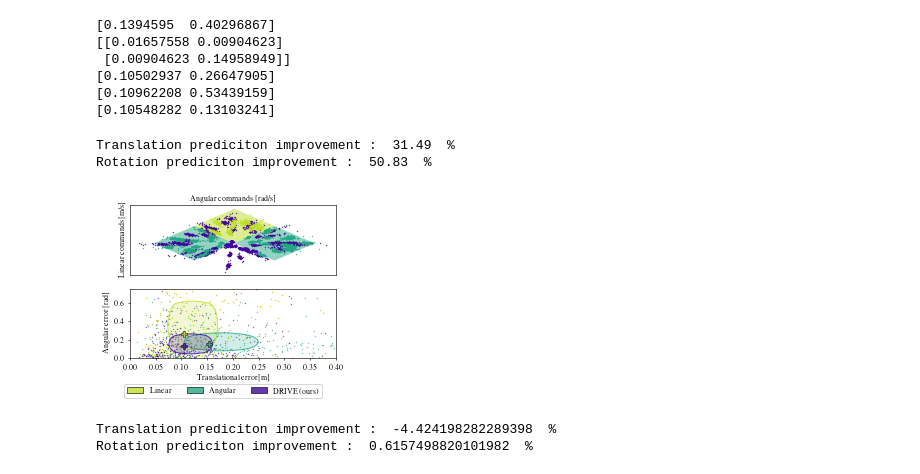
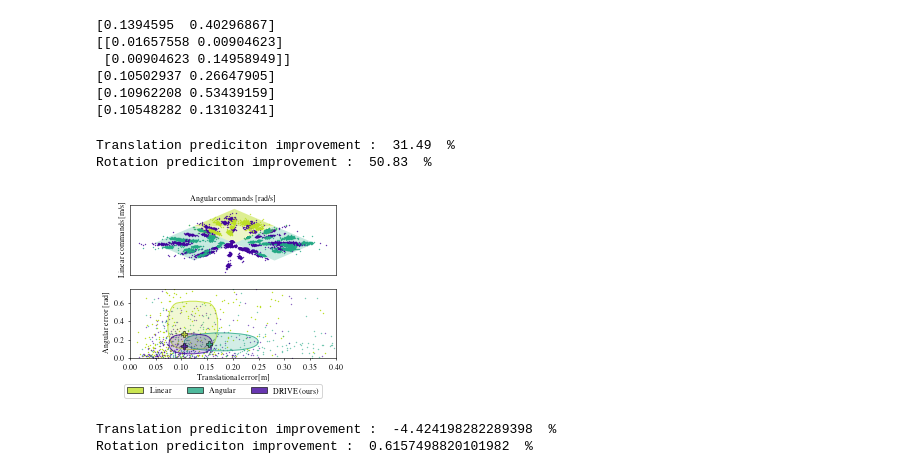
Before and after one commit to norlab-ulaval/norlab_WMRD, a Jupyter notebook: RAL2023/input_space_training.ipynb, the cells around one changed output. Saved outputs shown, nothing was run; the diff lists cells and outputs as text; code cells hidden in the pictures.

```diff
--- a/RAL2023/input_space_training.ipynb
+++ b/RAL2023/input_space_training.ipynb
@@ -1141,8 +1141,8 @@ human_angular_vel_linspace_positive = np.linspace(0, human_maximum_angular_vel_p
 human_angular_vel_linspace_all = np.linspace(human_maximum_angular_vel_negative, human_maximum_angular_vel_positive, int(num_points / 2)).flatten()
 human_q1_vel_linspace = np.linspace(human_maximum_linear_vel_positive, 0, int(num_points / 2)).flatten()
 human_q2_vel_linspace = np.linspace(0, human_maximum_linear_vel_positive, int(num_points / 2)).flatten()
-axs0.fill_between(human_angular_vel_linspace_negative, human_maximum_linear_vel_positive, y2=human_q1_vel_linspace, alpha=0.5, color=linear_color, lw=0, zorder=0)
-axs0.fill_between(human_angular_vel_linspace_positive, human_maximum_linear_vel_positive, y2=human_q2_vel_linspace, alpha=0.5, color=linear_color, lw=0, zorder=0)
+axs0.fill_between(human_angular_vel_linspace_negative, human_maximum_linear_vel_positive, y2=human_q1_vel_linspace, alpha=0.25, color=linear_color, lw=0, zorder=0)
+axs0.fill_between(human_angular_vel_linspace_positive, human_maximum_linear_vel_positive, y2=human_q2_vel_linspace, alpha=0.25, color=linear_color, lw=0, zorder=0)
 axs0.fill_between(human_angular_vel_linspace_negative, human_q2_vel_linspace+human_maximum_linear_vel_positive, y2=human_maximum_linear_vel_positive, alpha=0.5, color=linear_color, lw=0, zorder=0)
 axs0.fill_between(human_angular_vel_linspace_positive, human_q1_vel_linspace+human_maximum_linear_vel_positive, y2=human_maximum_linear_vel_positive, alpha=0.5, color=linear_color, lw=0, zorder=0)
 
@@ -1156,14 +1156,14 @@ angular_left_top_diagonal = np.linspace(0, maximum_linear_vel_positive, int(num_
 angular_right_top_diagonal = np.linspace(maximum_linear_vel_positive, 0, int(num_points / 2)).flatten()
 angular_left_bottom_diagonal = np.linspace(0, -maximum_linear_vel_positive, int(num_points / 2)).flatten()
 angular_right_bottom_diagonal = np.linspace(-maximum_linear_vel_positive, 0, int(num_points / 2)).flatten()
-axs0.fill_between(angular_negative_left_linspace, angular_left_top_diagonal, y2=0, alpha=0.5, color=angular_color, lw=0, zorder=0)
-axs0.fill_between(angular_negative_right_linspace, angular_right_top_diagonal, y2=0, alpha=0.5, color=angular_color, lw=0, zorder=0)
-axs0.fill_between(angular_negative_left_linspace, angular_left_bottom_diagonal, y2=0, alpha=0.5, color=angular_color, lw=0, zorder=0)
-axs0.fill_between(angular_negative_right_linspace, angular_right_bottom_diagonal, y2=0, alpha=0.5, color=angular_color, lw=0, zorder=0)
-axs0.fill_between(angular_positive_left_linspace, angular_left_top_diagonal, y2=0, alpha=0.5, color=angular_color, lw=0, zorder=0)
-axs0.fill_between(angular_positive_right_linspace, angular_right_top_diagonal, y2=0, alpha=0.5, color=angular_color, lw=0, zorder=0)
-axs0.fill_between(angular_positive_left_linspace, angular_left_bottom_diagonal, y2=0, alpha=0.5, color=angular_color, lw=0, zorder=0)
-axs0.fill_between(angular_positive_right_linspace, angular_right_bottom_diagonal, y2=0, alpha=0.5, color=angular_color, lw=0, zorder=0)
+axs0.fill_between(angular_negative_left_linspace, angular_left_top_diagonal, y2=0, alpha=0.25, color=angular_color, lw=0, zorder=0)
+axs0.fill_between(angular_negative_right_linspace, angular_right_top_diagonal, y2=0, alpha=0.25, color=angular_color, lw=0, zorder=0)
+axs0.fill_between(angular_negative_left_linspace, angular_left_bottom_diagonal, y2=0, alpha=0.25, color=angular_color, lw=0, zorder=0)
+axs0.fill_between(angular_negative_right_linspace, angular_right_bottom_diagonal, y2=0, alpha=0.25, color=angular_color, lw=0, zorder=0)
+axs0.fill_between(angular_positive_left_linspace, angular_left_top_diagonal, y2=0, alpha=0.25, color=angular_color, lw=0, zorder=0)
+axs0.fill_between(angular_positive_right_linspace, angular_right_top_diagonal, y2=0, alpha=0.25, color=angular_color, lw=0, zorder=0)
+axs0.fill_between(angular_positive_left_linspace, angular_left_bottom_diagonal, y2=0, alpha=0.25, color=angular_color, lw=0, zorder=0)
+axs0.fill_between(angular_positive_right_linspace, angular_right_bottom_diagonal, y2=0, alpha=0.25, color=angular_color, lw=0, zorder=0)
 
 
 axs1.scatter(blr_slip_prediction_errors_q1_translation, blr_slip_prediction_errors_q1_rotation, color=linear_color, s=2, lw=0, marker='o', alpha=1)
@@ -1203,34 +1203,34 @@ axs0.set_xlabel(r'Angular commands [rad/s]')
 axs0.set_ylabel(r'Linear commands [m/s]')
 axs0.set_xticks([])
 axs0.set_yticks([])
 
 axs1.set_xlim(0, 0.4)
 axs1.set_ylim(0, 0.75)
 axs1.set_xlabel(r'Translational error [m]')
 axs1.set_ylabel(r'Angular error [rad]')
 
 # translation_improvement = (np.median(blr_slip_prediction_errors_q1_translation) - np.median(blr_slip_prediction_errors_full_input_space_translation)) / np.median(blr_slip_prediction_errors_q1_translation) * 100
 # rotation_improvement = (np.median(blr_slip_prediction_errors_q2_rotation) - np.median(blr_slip_prediction_errors_full_input_space_rotation)) / np.median(blr_slip_prediction_errors_q2_rotation) * 100
 translation_improvement = (np.median(blr_slip_prediction_errors_q2_translation) - np.median(blr_slip_prediction_errors_full_input_space_translation)) / np.median(blr_slip_prediction_errors_q2_translation) * 100
 rotation_improvement = (np.median(blr_slip_prediction_errors_q1_rotation) - np.median(blr_slip_prediction_errors_full_input_space_rotation)) / np.median(blr_slip_prediction_errors_q1_rotation) * 100
 
 
 
 print('Translation prediciton improvement : ', np.round(translation_improvement, 2),  ' %')
 print('Rotation prediciton improvement : ', np.round(rotation_improvement, 2), ' %')
 
 legend_elements = [Patch(facecolor=linear_color, label='Linear', linestyle='solid', linewidth=myWidth, edgecolor='k'),
                    Patch(facecolor=angular_color, label='Angular', linestyle='solid', linewidth=myWidth, edgecolor='k'),
                    Patch(facecolor=doughnut_color, label='DRIVE (ours)', linestyle='solid', linewidth=myWidth, edgecolor='k')]
 
 fig.legend(handles=legend_elements, loc='center', ncol=6, bbox_to_anchor=(0.5,0.04), prop={'size': 8}, handleheight=0.7, handlelength=2)
 
 fig.savefig('figs/sota_vs_doughnut_2_seconds_cg_v4.pdf', dpi=500)
 fig.savefig('figs/sota_vs_doughnut_2_seconds_cg_v4.jpg', dpi=500)
 # %% [output]
 Translation prediciton improvement :  31.49  %
 Rotation prediciton improvement :  50.83  %
-[figure, old version]
+[figure, new version]
 # %%
 # Evaluation for 6 second horizons
 
```
Also changed, not shown: 14 other files.
